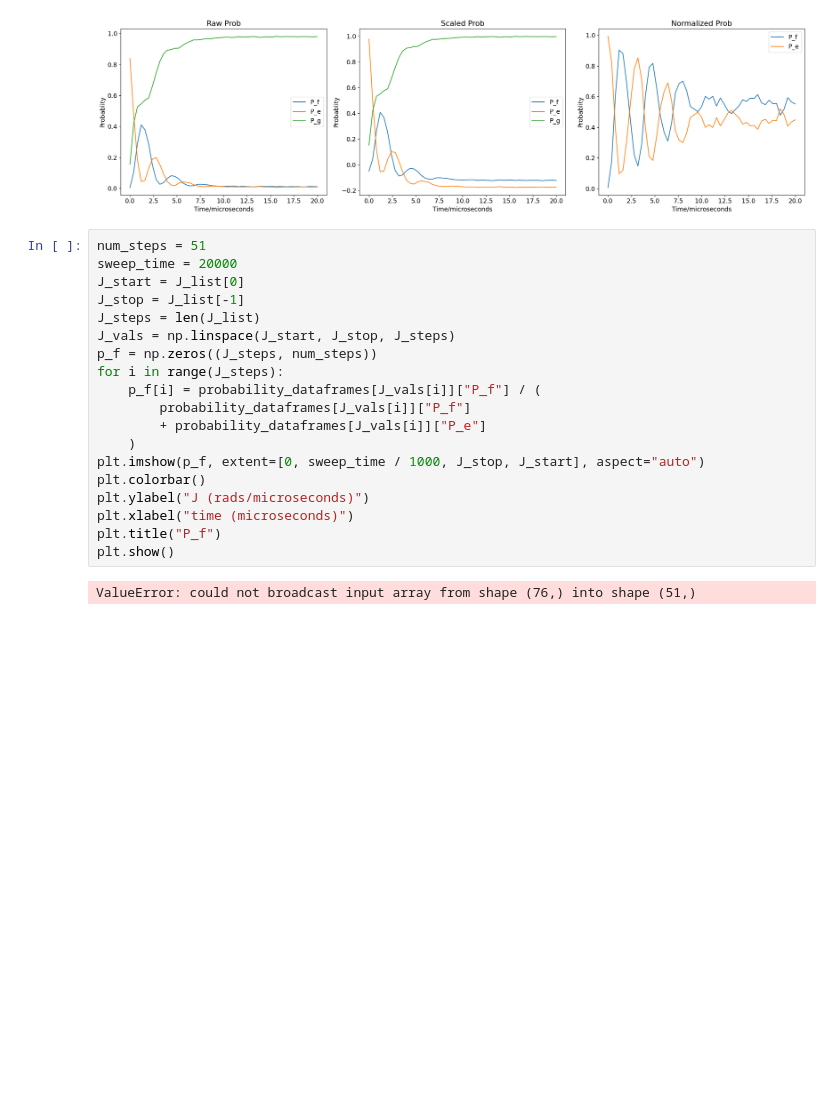
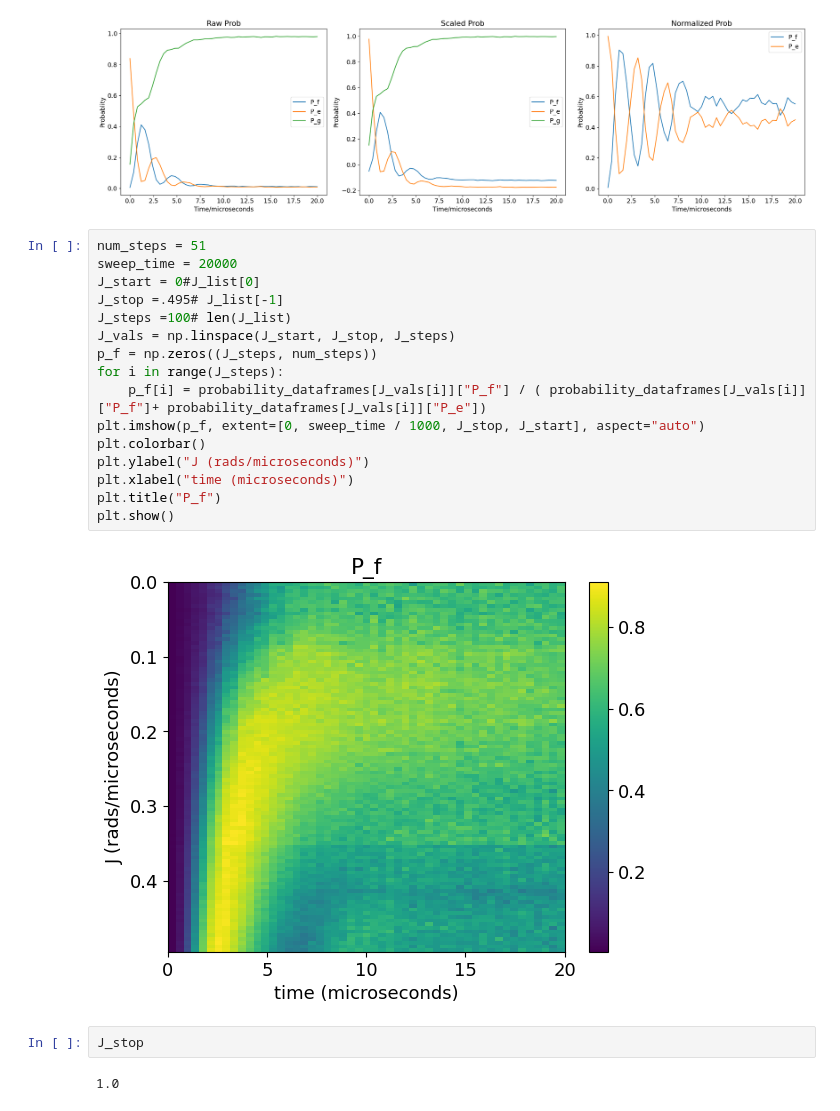
Before and after one commit to Katermurch/BlueFridgeNonLin, a Jupyter notebook: non_hermitian_rabi.ipynb, the cells around one changed output. Drawn from its saved outputs; the diff is of its cells as text; blank space fills up the shorter version.

```diff
--- a/non_hermitian_rabi.ipynb
+++ b/non_hermitian_rabi.ipynb
@@ -546,21 +590,22 @@ plt.tight_layout()
 # %%
 num_steps = 51
 sweep_time = 20000
-J_start = J_list[0]
-J_stop = J_list[-1]
-J_steps = len(J_list)
+J_start = 0#J_list[0]
+J_stop =.495# J_list[-1]
+J_steps =100# len(J_list)
 J_vals = np.linspace(J_start, J_stop, J_steps)
 p_f = np.zeros((J_steps, num_steps))
 for i in range(J_steps):
-    p_f[i] = probability_dataframes[J_vals[i]]["P_f"] / (
-        probability_dataframes[J_vals[i]]["P_f"]
-        + probability_dataframes[J_vals[i]]["P_e"]
-    )
+    p_f[i] = probability_dataframes[J_vals[i]]["P_f"] / ( probability_dataframes[J_vals[i]]["P_f"]+ probability_dataframes[J_vals[i]]["P_e"])
 plt.imshow(p_f, extent=[0, sweep_time / 1000, J_stop, J_start], aspect="auto")
 plt.colorbar()
 plt.ylabel("J (rads/microseconds)")
 plt.xlabel("time (microseconds)")
 plt.title("P_f")
 plt.show()
 # %% [output]
-ValueError: could not broadcast input array from shape (76,) into shape (51,)
+[figure, added]
+# %%
+J_stop
+# %% [output]
+1.0
```
Also changed, not shown: parts of 3 cells of this notebook, 2 other files.
